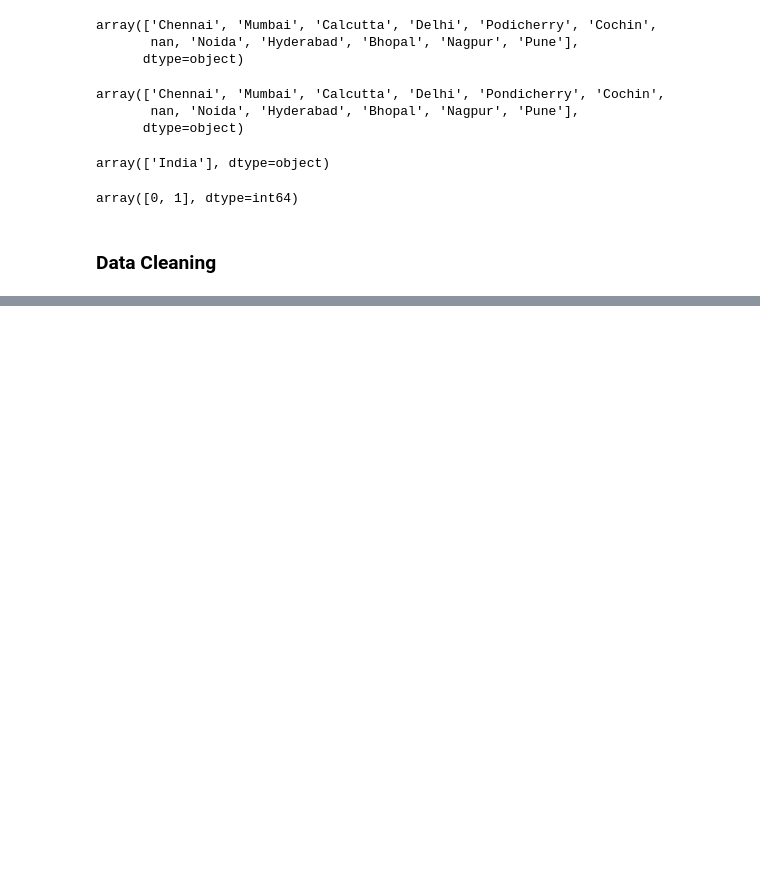
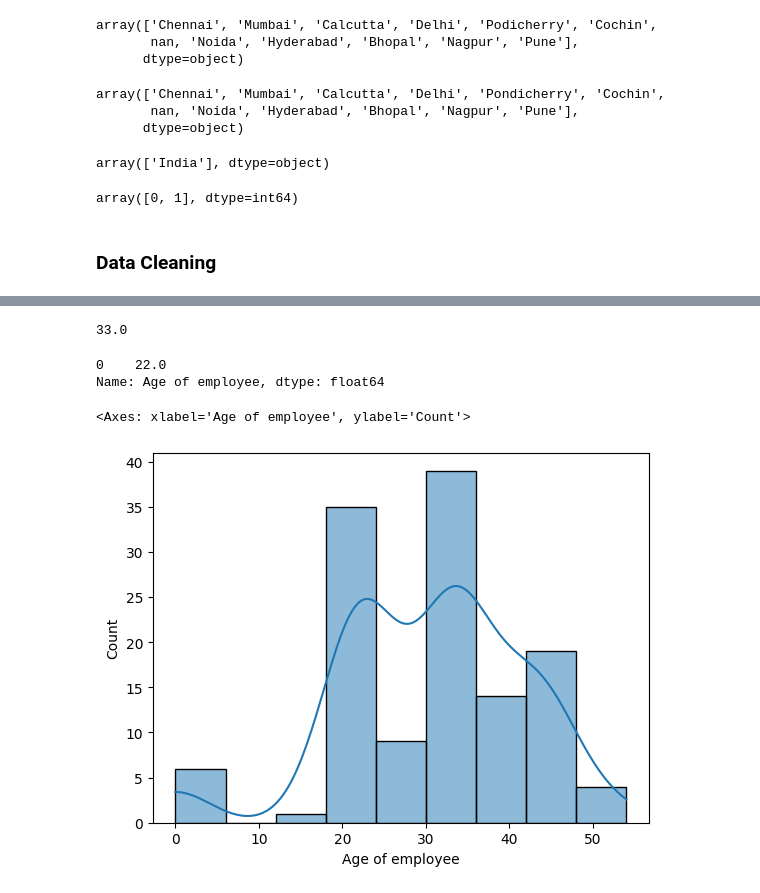
Before and after one commit to Navaneeth-2023/Data-Preprocessing-Project_Navaneeth-Krishnan-S, a Jupyter notebook: Project - Data Preprocessing_Navaneeth Krishnan S_DSML-EE-B1.ipynb, the cells around one changed output, grey strips where cells are left out. Saved outputs shown, nothing was run; the diff lists cells and outputs as text; code cells hidden in the pictures; blank space fills up the shorter version.

```diff
--- a/Project - Data Preprocessing_Navaneeth Krishnan S_DSML-EE-B1.ipynb
+++ b/Project - Data Preprocessing_Navaneeth Krishnan S_DSML-EE-B1.ipynb
@@ -148,3 +148,7 @@ df['Gender of employee'].unique()
 array([0, 1], dtype=int64)
 # %% [markdown]
 ### Data Cleaning
+# %%
+#deleting duplicate rows
+df.drop_duplicates(inplace=True)
+df
@@ -150,0 +196,9 @@ array([0, 1], dtype=int64)
+# %%
+a=df['Age of employee'].quantile(0.25)
+b=df['Age of employee'].quantile(0.75)
+iqr = b - a
+iqr_lower_bound = a - (1.5 * iqr)
+iqr_upper_bound = b + (1.5 * iqr)
+df1=df[(df['Age of employee']<iqr_upper_bound)&(df['Age of employee']>iqr_lower_bound)]
+#df1 is new data frame after removing outliers
+df1.describe()
@@ -150,0 +215,15 @@ array([0, 1], dtype=int64)
+# %%
+df1['Age of employee'].median()
+# %% [output]
+33.0
+# %%
+df1['Age of employee'].mode()
+# %% [output]
+0    22.0
+Name: Age of employee, dtype: float64
+# %%
+# histogram to check normal distribution
+sns.histplot(df1['Age of employee'], kde = True)
+# %% [output]
+<Axes: xlabel='Age of employee', ylabel='Count'>
+[figure, added]
```
Also changed, not shown: parts of 22 cells of this notebook.
